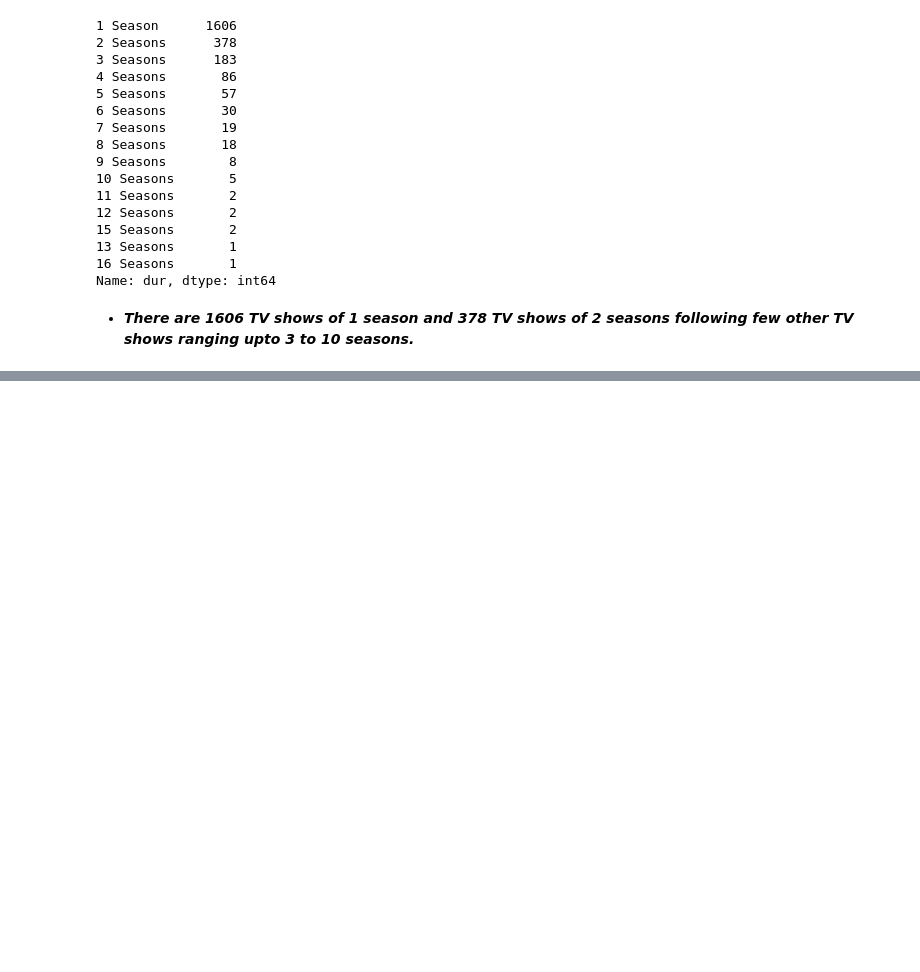
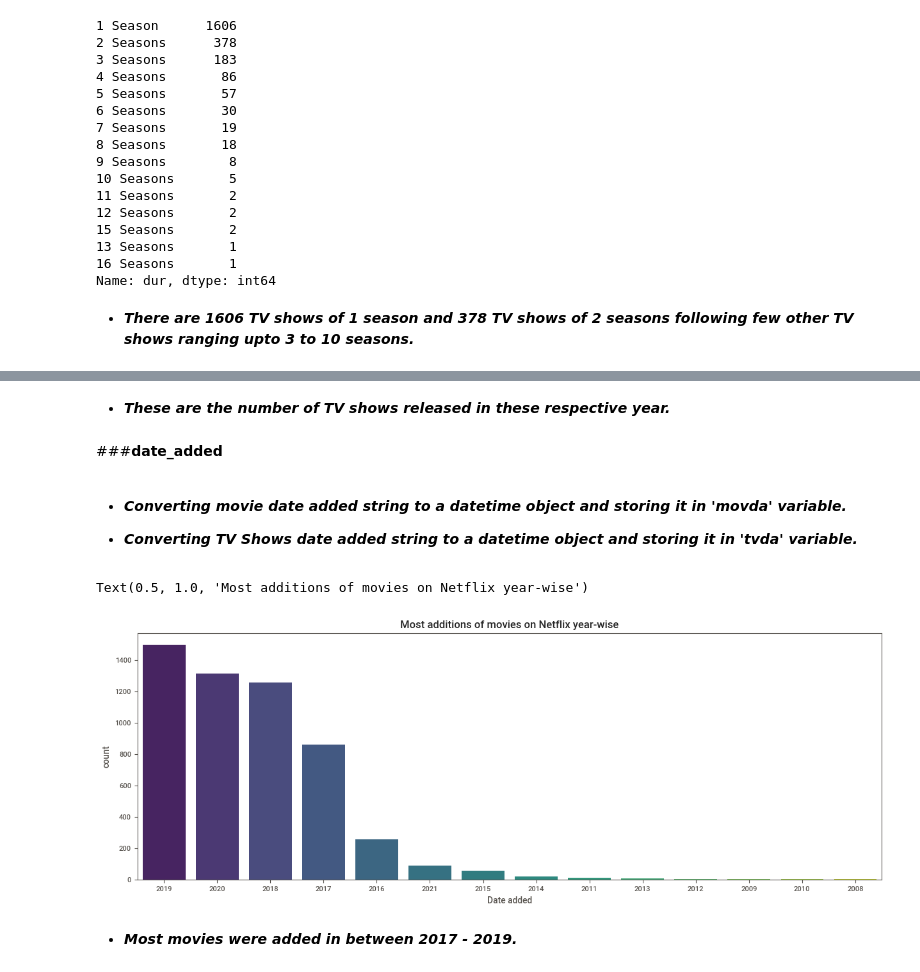
Before and after one commit to Sid-9823/Netflix-Movies-and-TV-Shows-Clustering, a Jupyter notebook: Netflix_Movies_and_TV_Shows_Clustering.ipynb, the cells around one changed output, grey strips where cells are left out. Cells and saved outputs as stored; diff of their text form; code cells hidden in the pictures; blank space fills up the shorter version.

```diff
--- a/Netflix_Movies_and_TV_Shows_Clustering.ipynb
+++ b/Netflix_Movies_and_TV_Shows_Clustering.ipynb
@@ -497,0 +537,25 @@ Text(0.5, 1.0, 'Top 10 years in which highest movies were released')
+# %% [markdown]
+* ***These are the number of TV shows released in these respective year.***
+# %% [markdown]
+###**date_added**
+# %%
+# Converting strings to a datetime object.
+
+movda = mov['da'].apply(lambda x : pd.to_datetime(x))
+tvda  =  tv['da'].apply(lambda x : pd.to_datetime(x))
+# %% [markdown]
+* ***Converting movie date added string to a datetime object and storing it in 'movda' variable.***
+
+* ***Converting TV Shows date added string to a datetime object and storing it in 'tvda' variable.***
+# %%
+# Plotting a countplot.
+
+plt.figure(figsize=(15,5))
+sns.countplot(x = movda.dt.year, order = movda.dt.year.value_counts().index,palette = 'viridis')
+plt.xlabel('Date added')
+plt.title('Most additions of movies on Netflix year-wise', fontweight = 'bold')
+# %% [output]
+Text(0.5, 1.0, 'Most additions of movies on Netflix year-wise')
+[figure, added]
+# %% [markdown]
+* ***Most movies were added in between 2017 - 2019.***
```
Also changed, not shown: parts of 55 cells of this notebook.
